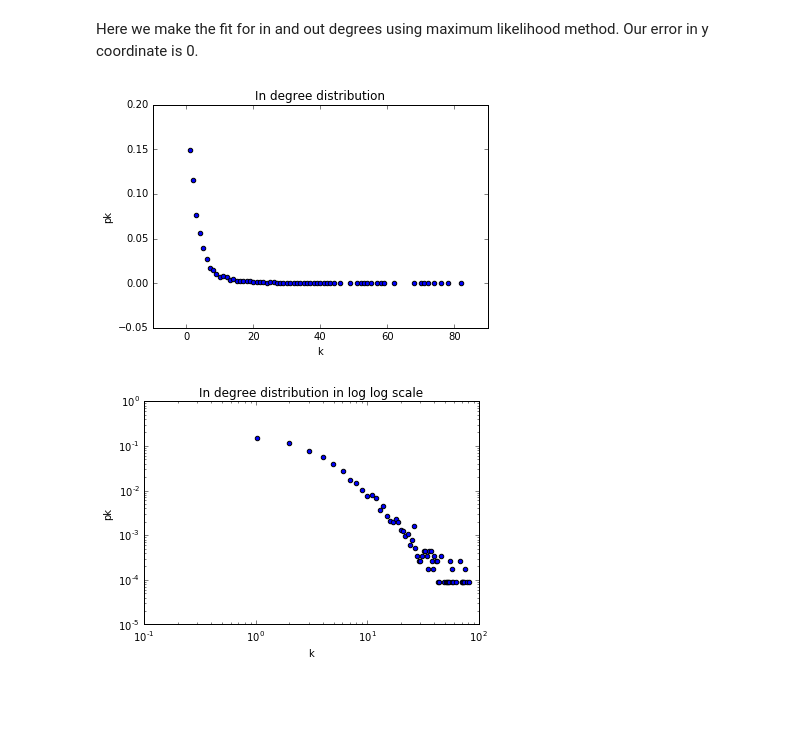
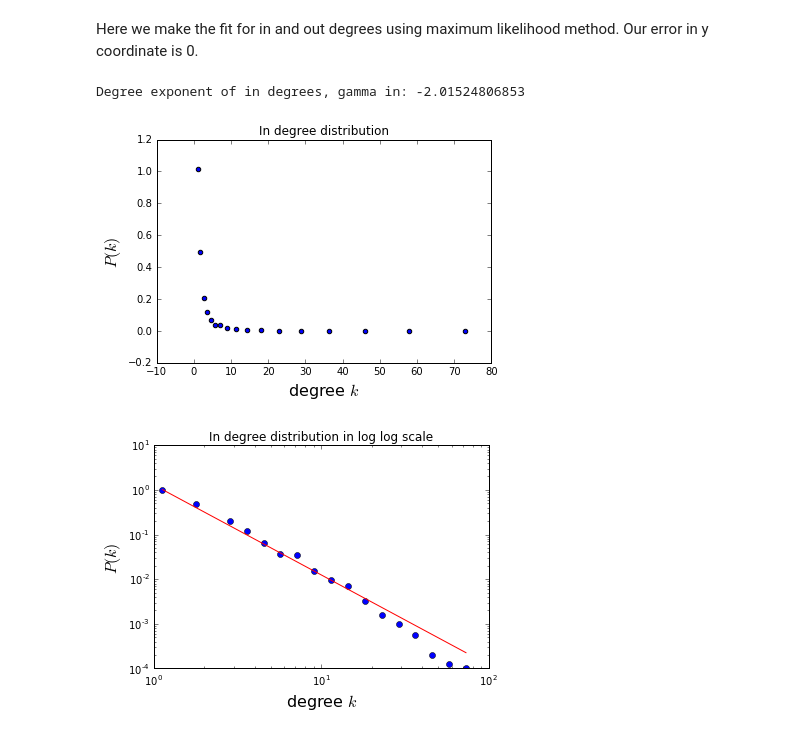
Before and after one commit to PtrTeixeira/NetSci, a Jupyter notebook: Project.ipynb, the cells around one changed output. Drawn from its saved outputs; the diff is of its cells as text; code cells hidden in the pictures; blank space fills up the shorter version.

```diff
--- a/Project.ipynb
+++ b/Project.ipynb
@@ -28,0 +21,21 @@ Size of the giant component: 11412
+# %%
+G = max(nx.weakly_connected_component_subgraphs(G), key=len)
+N = G.number_of_nodes()
+print('Size of the giant component:', N)
+k_in_list = sorted(G.in_degree().values(), reverse=True)
+k_out_list = sorted(G.out_degree().values(), reverse=True)
+kin_min_max = (min(k_in_list), max(k_in_list))
+kout_min_max = (min(k_out_list), max(k_out_list))
+
+# Count number of 0 degrees in in and out degree lists
+kin_0 = k_in_list.count(0)
+kout_0 = k_out_list.count(0)
+
+# Remove 0s since it causes problems in loglog plot
+k_in_list = [x for x in k_in_list if x != 0]
+k_out_list = [x for x in k_out_list if x != 0]
+
+print('Number of 0s in in degree list:', kin_0)
+print('Number of 0s in out degree list:', kout_0)
+print('Minimum and maximum degrees in in degree list:', kin_min_max)
+print('Minimum and maximum degrees in out degree list:', kout_min_max)
@@ -75,18 +91,24 @@ Here we make the fit for in and out degrees using maximum likelihood method. Our
+# %%
+k_in, pk_in = create_distribution(k_in_list, 20)
+m_in, b_in = calculate_fit(k_in, pk_in)
+yin = (10**b_in) * (k_in**m_in)
+print('Degree exponent of in degrees, gamma in:', m_in)
+# %% [output]
+Degree exponent of in degrees, gamma in: -2.01524806853
 # %%
 plt.figure()
 plt.scatter(k_in, pk_in)
-plt.xlabel('k')
-plt.ylabel('pk')
+plt.xlabel(r"degree $k$", fontsize=16)
+plt.ylabel(r"$P(k)$", fontsize=16)
 plt.title('In degree distribution')
 
 plt.figure()
-plt.yscale('log', nonposy='clip')
-plt.xscale('log', nonposy='clip')
-plt.scatter(k_in, pk_in)
-plt.xlabel('k')
-plt.ylabel('pk')
+plt.loglog(k_in, pk_in, marker='o', linestyle='none')
+plt.loglog(k_in, yin, color='red')
+plt.xlabel(r"degree $k$", fontsize=16)
+plt.ylabel(r"$P(k)$", fontsize=16)
 plt.title('In degree distribution in log log scale')
 plt.show()
 # %% [output]
-[figure, old version]
+[figure, new version]
-[figure, old version]
+[figure, new version]
```
Also changed, not shown: parts of 9 cells of this notebook.
